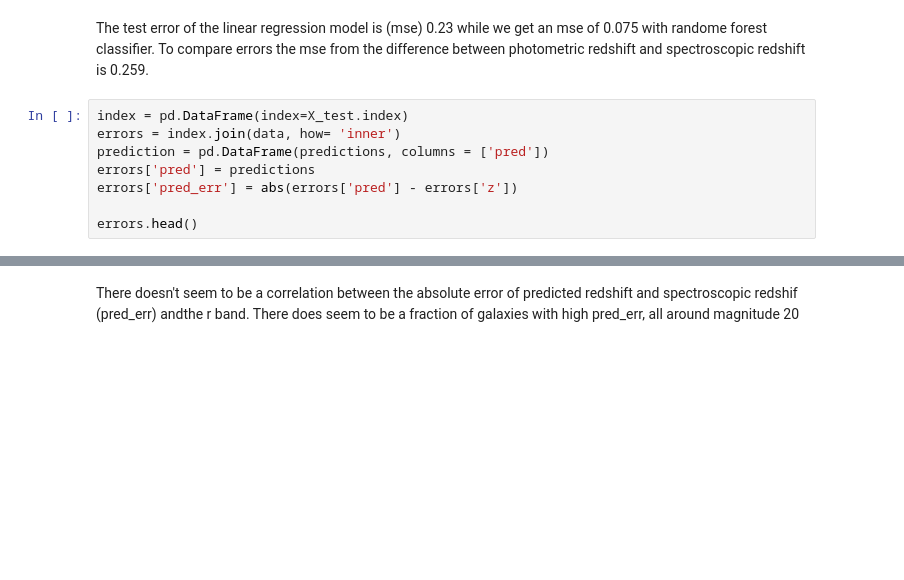
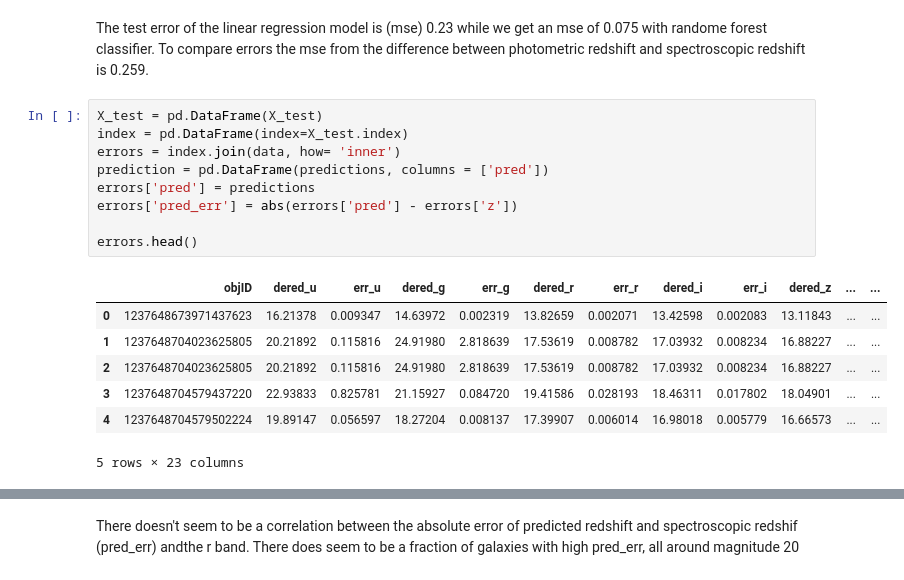
Before and after one commit to lifemannequin/Star_QSO_Galaxy, a Jupyter notebook: script_notebooks/determining_redshift_less_bias.ipynb, the cells around one changed output, grey strips where cells are left out. Drawn from its saved outputs; the diff is of its cells as text; blank space fills up the shorter version.

```diff
--- a/script_notebooks/determining_redshift_less_bias.ipynb
+++ b/script_notebooks/determining_redshift_less_bias.ipynb
@@ -205,13 +212,22 @@ print('Mean Square Error SDSS:', round(mean_squared_error(sZ,photoz), 3))
 # %% [markdown]
 The test error of the linear regression model is (mse) 0.23 while we get an mse of 0.075 with randome forest classifier. To compare errors the mse from the difference between photometric redshift and spectroscopic redshift is 0.259.
 # %%
+X_test = pd.DataFrame(X_test)
 index = pd.DataFrame(index=X_test.index)
 errors = index.join(data, how= 'inner')
 prediction = pd.DataFrame(predictions, columns = ['pred'])
 errors['pred'] = predictions
 errors['pred_err'] = abs(errors['pred'] - errors['z'])
 
 errors.head()
+# %% [output]
+|  | objID | dered_u | err_u | dered_g | err_g | dered_r | err_r | dered_i | err_i | dered_z | ... | ... |
+| 0 | 1237648673971437623 | 16.21378 | 0.009347 | 14.63972 | 0.002319 | 13.82659 | 0.002071 | 13.42598 | 0.002083 | 13.11843 | ... | ... |
+| 1 | 1237648704023625805 | 20.21892 | 0.115816 | 24.91980 | 2.818639 | 17.53619 | 0.008782 | 17.03932 | 0.008234 | 16.88227 | ... | ... |
+| 2 | 1237648704023625805 | 20.21892 | 0.115816 | 24.91980 | 2.818639 | 17.53619 | 0.008782 | 17.03932 | 0.008234 | 16.88227 | ... | ... |
+| 3 | 1237648704579437220 | 22.93833 | 0.825781 | 21.15927 | 0.084720 | 19.41586 | 0.028193 | 18.46311 | 0.017802 | 18.04901 | ... | ... |
+| 4 | 1237648704579502224 | 19.89147 | 0.056597 | 18.27204 | 0.008137 | 17.39907 | 0.006014 | 16.98018 | 0.005779 | 16.66573 | ... | ... |
+5 rows × 23 columns
 # %%
 # plot of dered_r versus the absolute error of predicted redshift and spectroscopic redshif (pred_err)
 sns.lmplot( x="dered_r", y="pred_err", data=errors, fit_reg=False, hue='class',scatter_kws={'alpha':0.25})
```
Also changed, not shown: parts of 8 cells of this notebook, 1 other file.
